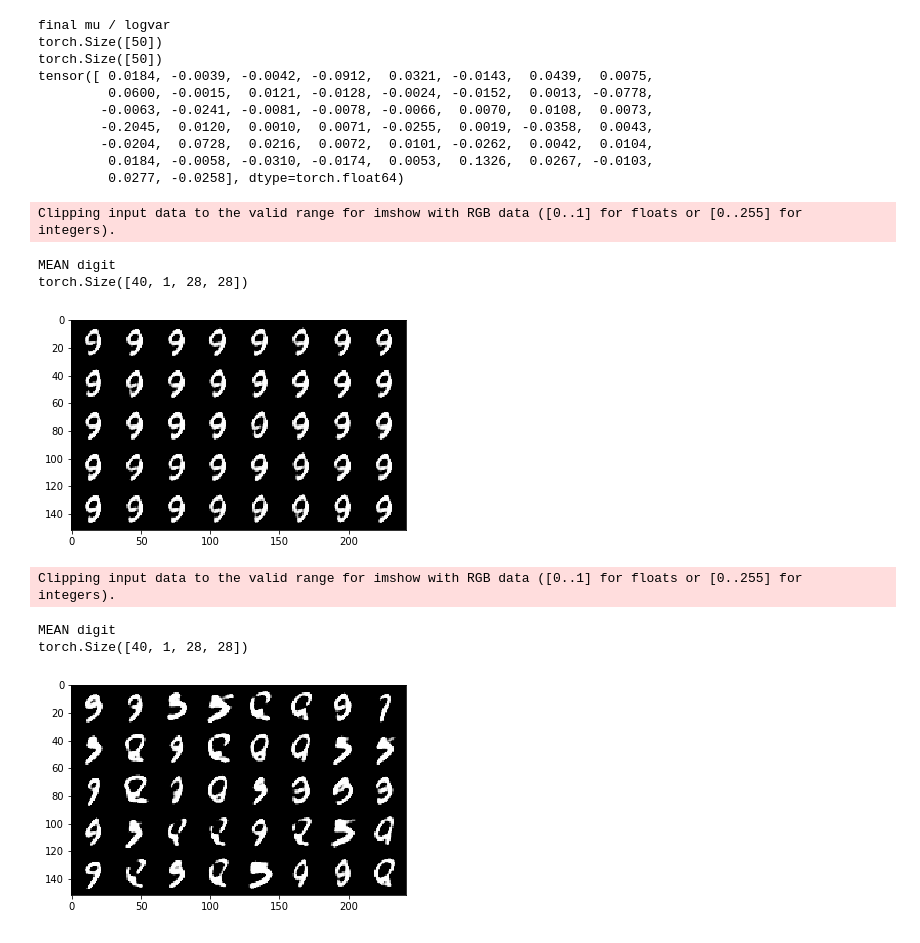
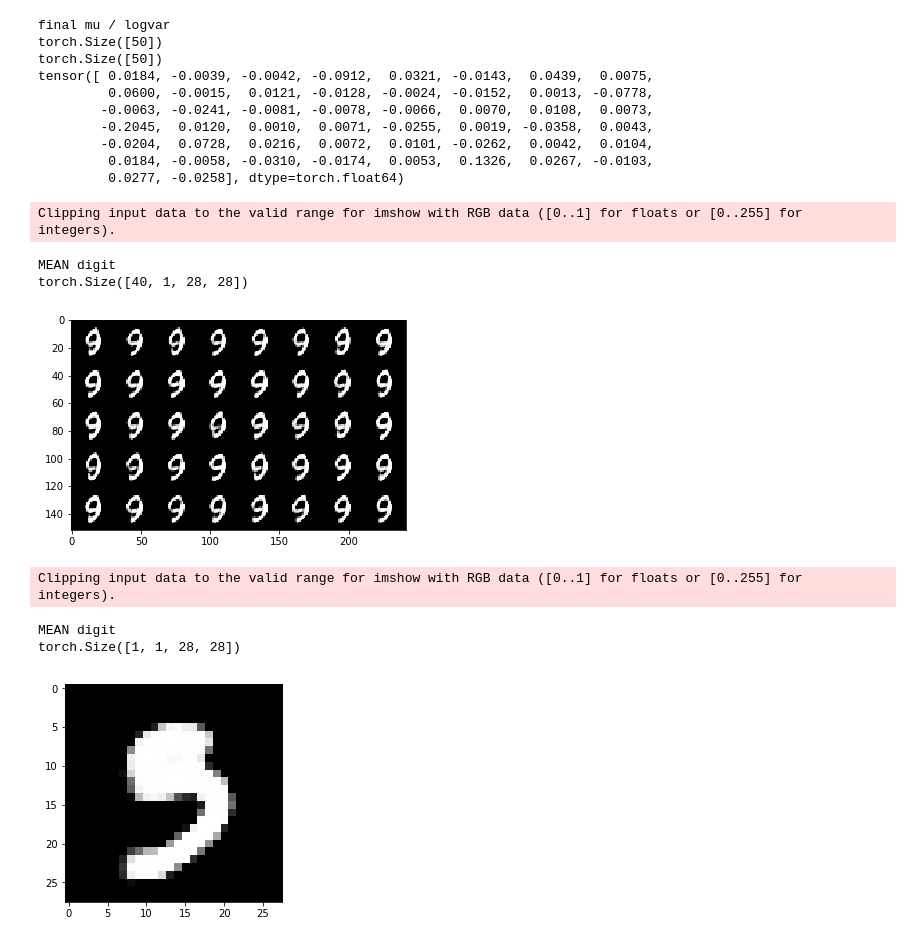
Before and after one commit to sesquipedalian-dev/mnistVaeExperiment, a Jupyter notebook: pytorch_mnist_ae.ipynb, the cells around one changed output. Cells and saved outputs as stored; diff of their text form; code cells hidden in the pictures.

Commit message:
amend model so that model can work with whatever batch size; e.g. able to train on batchs of 40 but also predict just one image

```diff
--- a/pytorch_mnist_ae.ipynb
+++ b/pytorch_mnist_ae.ipynb
@@ -112,9 +110,6 @@ class Decoder(nn.Module):
         self.pool = nn.MaxUnpool2d(2, 2)
         self.sigmoid = nn.Sigmoid()
 
-        self.pool_indices_1 = self.make_top_left_unpool_indices((40, 10, 14, 14)).type(torch.LongTensor).to(device)
-        self.pool_indices_2 = self.make_top_left_unpool_indices((40, 20, 7, 7)).type(torch.LongTensor).to(device)
-
     @staticmethod
     def make_top_left_unpool_indices(shape, stride=(2, 2)):
         """
@@ -131,6 +126,8 @@ class Decoder(nn.Module):
 
     def forward(self, x):
         # start 50
+        pool_indices_1 = self.make_top_left_unpool_indices((x.shape[0], 10, 14, 14)).type(torch.LongTensor).to(device)
+        pool_indices_2 = self.make_top_left_unpool_indices((x.shape[0], 20, 7, 7)).type(torch.LongTensor).to(device)
 
         x = self.fc1(x)
         # now 250
@@ -144,12 +141,12 @@ class Decoder(nn.Module):
         x = x.view(-1, 20, 7, 7)
         # now 20 x 7 x 7
 
-        x = self.pool(x, self.pool_indices_2)
+        x = self.pool(x, pool_indices_2)
         x = F.relu(self.conv1(x))
         x = F.relu(self.conv2(x))
         # now 10 x 14 x 14
 
-        x = self.pool(x, self.pool_indices_1)
+        x = self.pool(x, pool_indices_1)
         x = F.relu(self.conv3(x))
         x = F.relu(self.conv4(x))
         # now 1 x 28 x 28
@@ -274,9 +271,10 @@ def train():
 # %%
 vae_weights_path = "model/vae_weight.pt"
 try:
-    net.load_state_dict(torch.load(vae_weights_path))
+    net.load_state_dict(torch.load(vae_weights_path, map_location=lambda storage, location: storage))
     net.eval()
-except:
+except Exception as e:
+    print(e)
     train()
     torch.save(net.state_dict(), vae_weights_path)
 # %%
@@ -447,7 +422,7 @@ imshow2(torchvision.utils.make_grid(decoded))
 Clipping input data to the valid range for imshow with RGB data ([0..1] for floats or [0..255] for integers).
 MEAN digit
 torch.Size([40, 1, 28, 28])
-[figure, old version]
+[figure, new version]
 # %%
 # discover important variables in the dense representation
 mus_by_abs = [(i, abs(running_mu[i])) for i in list(range(50))]
@@ -457,21 +432,21 @@ mus_by_abs = [p[0] for p in mus_by_abs]
 # %%
 # sample properties using a std deviation of important properties (more deviation for more important properties)
 deviation = np.ones(50)
 remaining_std_dev = 42 # adjust this to get more or less deviated pictures
 for mu in mus_by_abs:
     deviation[mu] = max(remaining_std_dev / 2, 0)
     remaining_std_dev /= 2
 
 deviation = torch.from_numpy(deviation).type(torch.FloatTensor).to(device)
 
-decoded = net.sample(running_mu.type(torch.FloatTensor).repeat(40, 1),
-                     running_logvar.type(torch.FloatTensor).repeat(40, 1), deviation=deviation)
+decoded = net.sample(running_mu.type(torch.FloatTensor).repeat(1, 1),
+                     running_logvar.type(torch.FloatTensor).repeat(1, 1), deviation=deviation)
 print("MEAN digit")
 print(decoded.shape)
 imshow2(torchvision.utils.make_grid(decoded))
 # 40, 1, 28, 28
 # %% [output]
 Clipping input data to the valid range for imshow with RGB data ([0..1] for floats or [0..255] for integers).
 MEAN digit
-torch.Size([40, 1, 28, 28])
+torch.Size([1, 1, 28, 28])
-[figure, old version]
+[figure, new version]
```
Also changed, not shown: parts of 2 cells of this notebook, 1 other file.
